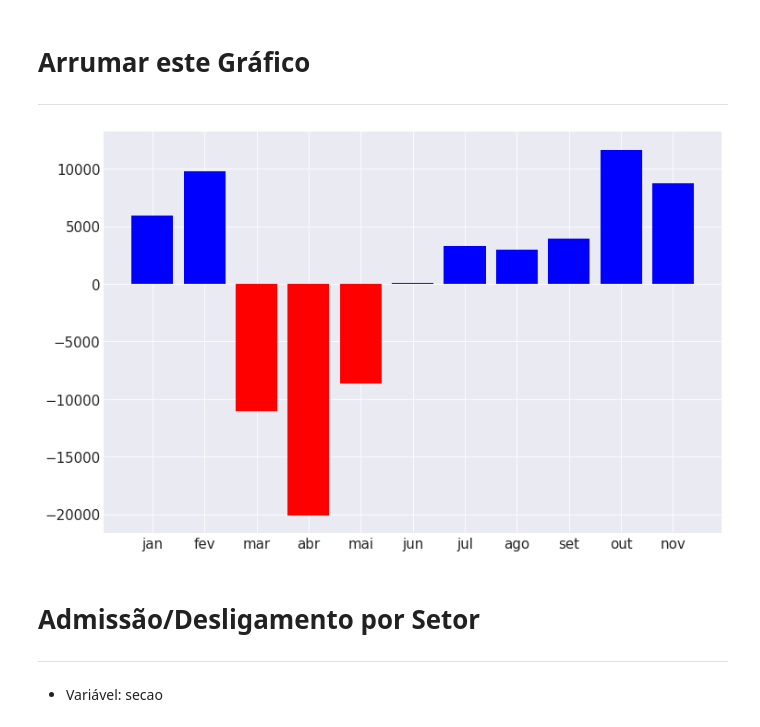
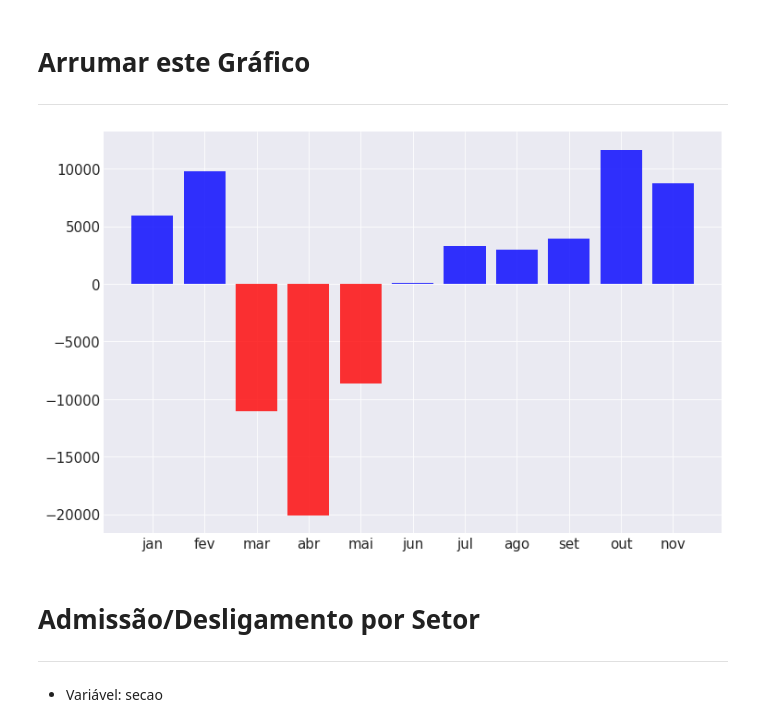
Before and after one commit to emariot/CAGED-CWB, a Jupyter notebook: Novo Caged.ipynb, the cells around one changed output. Saved outputs shown, nothing was run; the diff lists cells and outputs as text; code cells hidden in the pictures.

```diff
--- a/Novo Caged.ipynb
+++ b/Novo Caged.ipynb
@@ -23,6 +24,8 @@ cols =[
     'sexo',
     'tipomovimentação',
     'raçacor',
+    'idade',
+    'salário'
 ]
 newcols=[
     'municipio',
@@ -31,7 +34,8 @@ newcols=[
     'instrucao',
     'genero',
     'tipo',
-    'raca'
+    'raca',
+    'salario'
 ]
 a = list(string.ascii_uppercase)
 del(a[21:25] )
@@ -207,9 +214,12 @@ data[0]
 ## Dados de Admissões
 # %%
 adm = []
+des = []
 for i in range(len(data)):
-    d = data[i][data[i]['descricao'].str.contains('ADM', regex=False)].shape[0]
-    adm.append(d)
+    a = data[i][data[i]['descricao'].str.contains('ADM', regex=False)].shape[0]
+    d = data[i][data[i]['descricao'].str.contains('DES', regex=False)].shape[0]
+    adm.append(a)
+    des.append(d)
 # %%
 adm = pd.DataFrame(adm, index=mon, columns=['admissoes'])
 adm
@@ -383,10 +388,10 @@ df_diff
 # %%
 with plt.style.context('seaborn-darkgrid'):
     fig, ax = plt.subplots()
-    ax.bar(mon, df_diff['diferenca'], width=0.8, color=(df_diff['diferenca']>0).map({True: 'b',
+    ax.bar(mon, df_diff['diferenca'], alpha= 0.8, width=0.8, color=(df_diff['diferenca']>0).map({True: 'b',
                                                             False:'r'}));
 # %% [output]
-[figure, old version]
+[figure, new version]
 # %% [markdown]
 # Admissão/Desligamento por Setor
 ---
```
Also changed, not shown: parts of 29 cells of this notebook.
